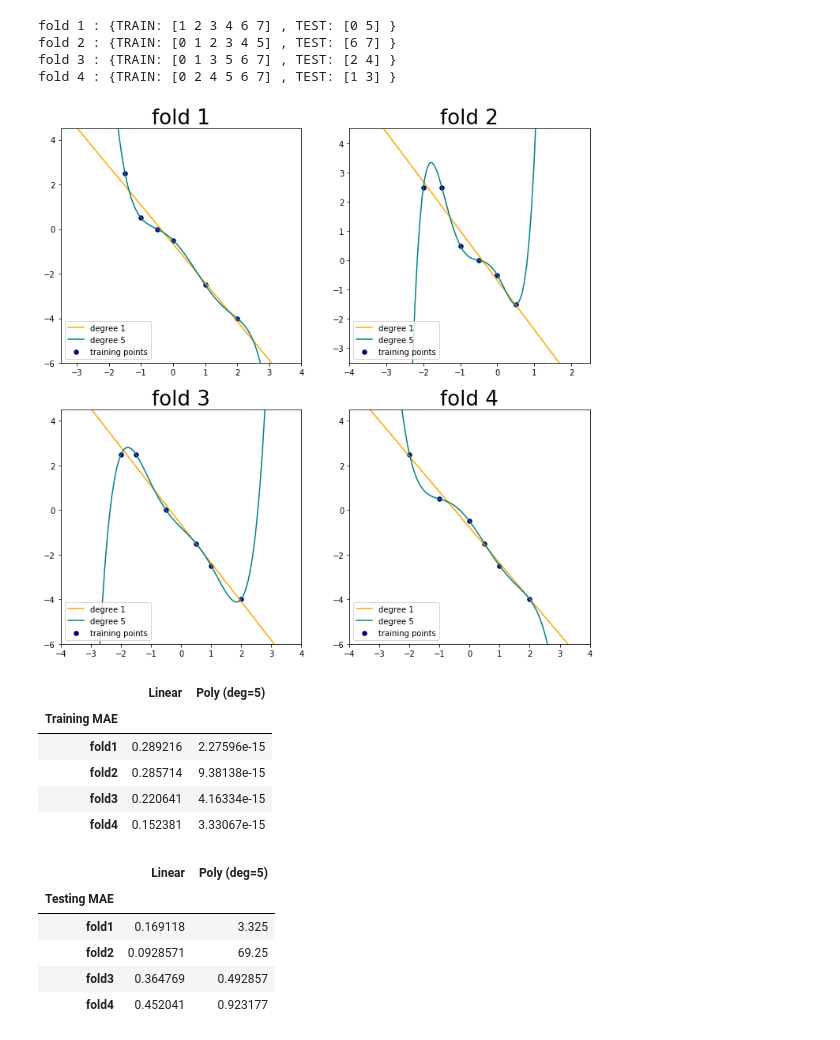
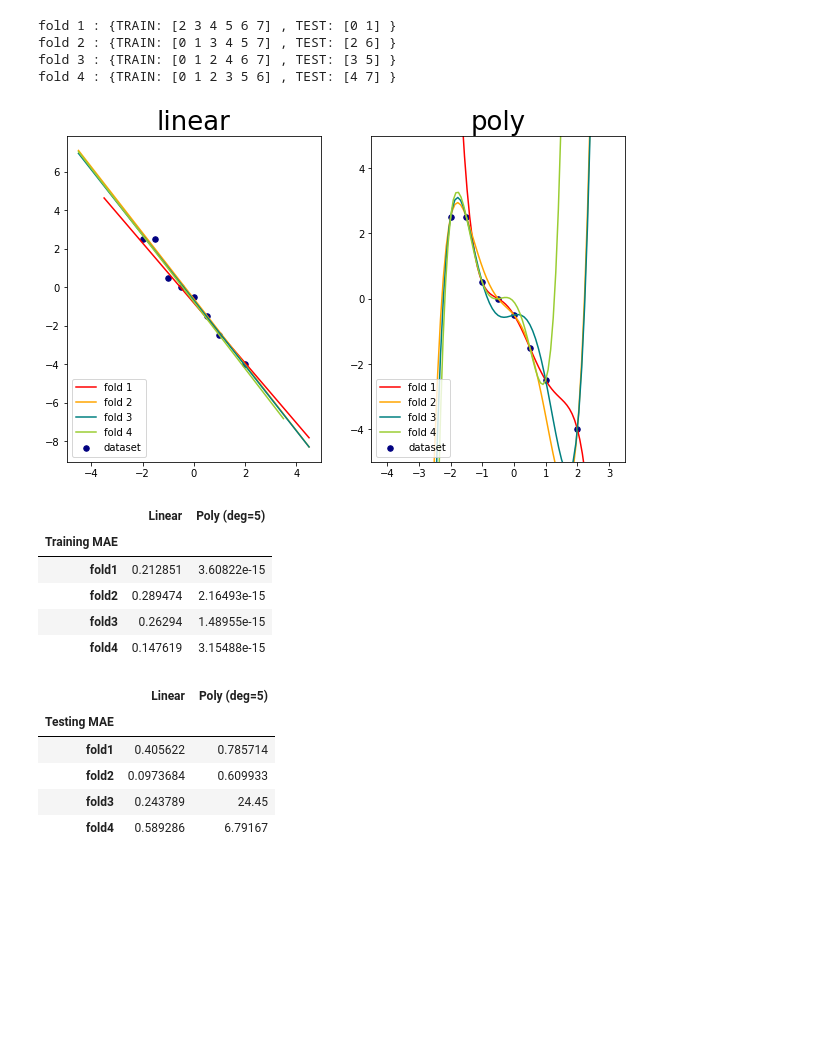
Before and after one commit to AilurusUmbra/ML2019, a Jupyter notebook: hw3/ML3-1.ipynb, the cells around one changed output. Cells and saved outputs as stored; diff of their text form; code cells hidden in the pictures; blank space fills up the shorter version.

Commit message:
Modify plot

```diff
--- a/hw3/ML3-1.ipynb
+++ b/hw3/ML3-1.ipynb
@@ -1,4 +1,5 @@
 # %%
+import warnings; warnings.simplefilter('ignore')
 import numpy as np
 import pandas as pd
 import matplotlib.pyplot as plt
@@ -25,9 +26,19 @@ from sklearn.linear_model import LinearRegression
 from sklearn.preprocessing import PolynomialFeatures
 from sklearn.pipeline import make_pipeline
 
-colors = [ 'orange', 'teal', 'yellowgreen', 'gold']
-fig, axes = plt.subplots(2, 2, figsize=(12, 12), sharey=True)
+colors = ['red', 'orange', 'teal', 'yellowgreen', 'blue']
+fig, axes = plt.subplots(1, 2, figsize=(10, 6), sharey=True)
 i = 0
+c = 0
+
+# plot training points
+plt.subplot(1,2,1)
+plt.scatter(X, y, color='navy', s=30, marker='o', label="dataset")
+plt.title('linear', fontsize=26)
+
+plt.subplot(1,2,2)
+plt.scatter(X, y, color='navy', s=30, marker='o', label="dataset")
+plt.title('poly', fontsize=26)
 
 # Iterate each fold
 for train_index, test_index in kf.split(X):
@@ -35,57 +46,57 @@ for train_index, test_index in kf.split(X):
     X_train, X_test = X[train_index], X[test_index]
     y_train, y_test = y[train_index], y[test_index]
 
-    xLimit = X_train.min()-2.0, X_train.max()+2.0
-    yLimit = y_train.min()-2.0, y_train.max()+2.0
+    xLimit = X_train.min()-2.5, X_train.max()+2.5
+    yLimit = y_train.min()-2.5, y_train.max()+2.5
 
     # use linspace for plot regression line
     x_plot = np.linspace(xLimit[0], xLimit[1], 100)
 
     # create matrix versions of these arrays
     X_train = X_train[:, np.newaxis]
     X_test = X_test[:, np.newaxis]
     X_plot = x_plot[:, np.newaxis]
 
-    # plot training points
-    plt.subplot(2,2,i+1)
-    plt.scatter(X_train, y_train, color='navy', s=30, marker='o', label="training points")
-    plt.title('fold '+str(i+1), fontsize=26)
-    i += 1
 
     # set limit of axis
     plt.xlim(xLimit)
     plt.ylim(yLimit)
 
     # Train & Predict
     for count, degree in enumerate([1, 5]):
+
         model = make_pipeline(PolynomialFeatures(degree), LinearRegression())
         model.fit(X_train, y_train)
         y_plot = model.predict(X_plot) # predict regression line
-        plt.plot(x_plot, y_plot, color=colors[count], label="degree %d" % degree)
+        plt.subplot(1,2,count+1)
+        plt.plot(x_plot, y_plot, color=colors[c], label="fold %d" % (i+1) )
         plt.legend(loc='lower left')
         # Record MAE
         trainResult.iloc[i-1, count] = mean_absolute_error(y_train, model.predict(X_train))
         testResult.iloc[i-1, count] = mean_absolute_error(y_test, model.predict(X_test))
 
+    c = (c + 1)%5
+    i +=1
+
 plt.show()
 
 # show MAE
 display(trainResult, testResult)
 # %% [output]
-fold 1 : {TRAIN: [1 2 3 4 6 7] , TEST: [0 5] }
-fold 2 : {TRAIN: [0 1 2 3 4 5] , TEST: [6 7] }
-fold 3 : {TRAIN: [0 1 3 5 6 7] , TEST: [2 4] }
-fold 4 : {TRAIN: [0 2 4 5 6 7] , TEST: [1 3] }
+fold 1 : {TRAIN: [2 3 4 5 6 7] , TEST: [0 1] }
+fold 2 : {TRAIN: [0 1 3 4 5 7] , TEST: [2 6] }
+fold 3 : {TRAIN: [0 1 2 4 6 7] , TEST: [3 5] }
+fold 4 : {TRAIN: [0 1 2 3 5 6] , TEST: [4 7] }
-[figure, old version]
+[figure, new version]
 |  | Linear | Poly (deg=5) |
 | Training MAE |  |  |
-| fold1 | 0.289216 | 2.27596e-15 |
-| fold2 | 0.285714 | 9.38138e-15 |
-| fold3 | 0.220641 | 4.16334e-15 |
-| fold4 | 0.152381 | 3.33067e-15 |
+| fold1 | 0.212851 | 3.60822e-15 |
+| fold2 | 0.289474 | 2.16493e-15 |
+| fold3 | 0.26294 | 1.48955e-15 |
+| fold4 | 0.147619 | 3.15488e-15 |
 |  | Linear | Poly (deg=5) |
 | Testing MAE |  |  |
-| fold1 | 0.169118 | 3.325 |
-| fold2 | 0.0928571 | 69.25 |
-| fold3 | 0.364769 | 0.492857 |
-| fold4 | 0.452041 | 0.923177 |
+| fold1 | 0.405622 | 0.785714 |
+| fold2 | 0.0973684 | 0.609933 |
+| fold3 | 0.243789 | 24.45 |
+| fold4 | 0.589286 | 6.79167 |
```
Also changed, not shown: parts of 2 cells of this notebook, 2 other files.
